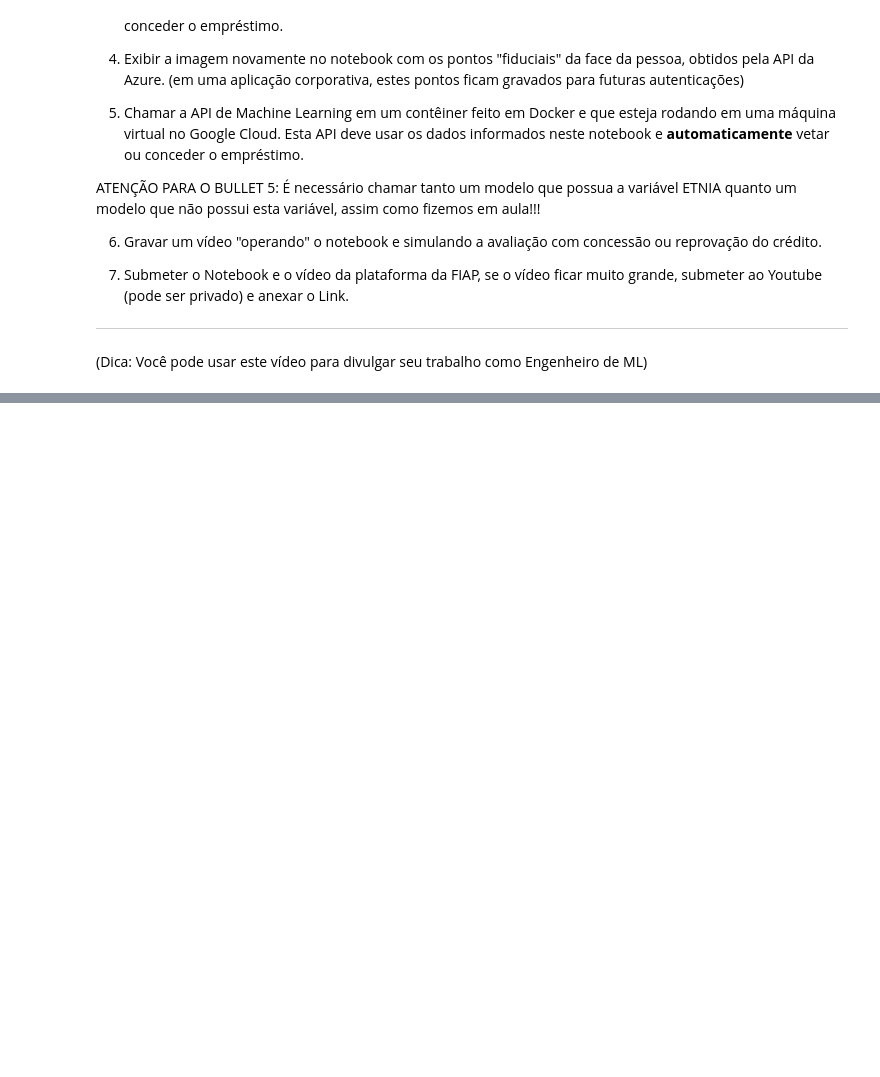
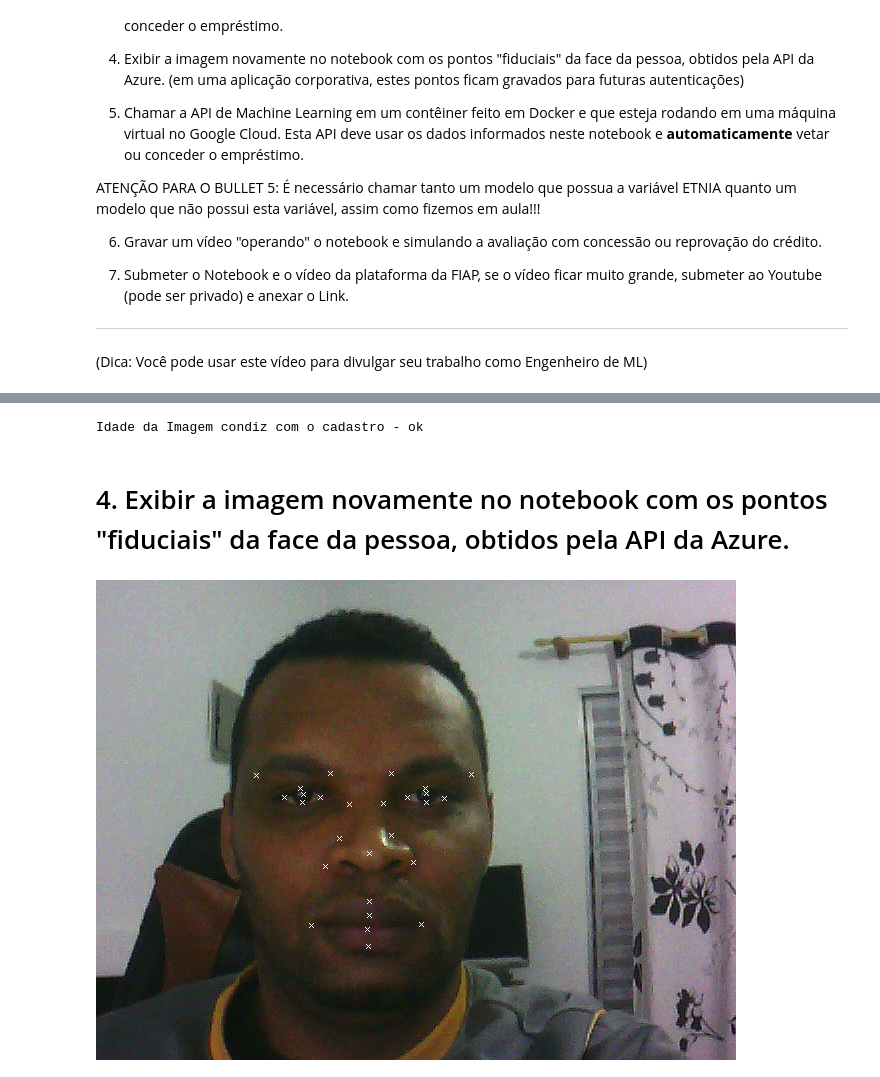
Before and after one commit to evanstos/plataformas_cognitivas, a Jupyter notebook: Plataformas_Trabalho_Final.ipynb, the cells around one changed output, grey strips where cells are left out. Saved outputs shown, nothing was run; the diff lists cells and outputs as text; code cells hidden in the pictures; blank space fills up the shorter version.

```diff
--- a/Plataformas_Trabalho_Final.ipynb
+++ b/Plataformas_Trabalho_Final.ipynb
@@ -208,0 +216,16 @@ Foto Aprovada
+# %%
+#Cria o Client da API
+if __name__ == "__main__":
+    #Cria o Client da API
+    with open("./azurekeys.json", 'r') as jsonfile:
+        azurekeys = json.load(jsonfile)
+
+    KEY = azurekeys["FacialDetection"]["KEY"]
+    ENDPOINT = azurekeys["FacialDetection"]["ENDPOINT"]
+    face_client = FaceClient(ENDPOINT, CognitiveServicesCredentials(KEY))
+
+    return_face_attributes = ["age", "gender", "headPose", "smile", "hair", "accessories", "facialHair", "glasses", "emotion",  "noise", "occlusion", "blur", "makeup"]
+    with open(filename, 'r+b') as w:
+        detected_faces = face_client.face.detect_with_stream(image=w, return_face_landmarks = True, return_face_attributes = return_face_attributes)
+
+    pass
@@ -208,0 +236,14 @@ Foto Aprovada
+# %%
+def drawCrossesOnFace(faceLandmarks, size=2, color='white'):
+    fl = faceLandmarks.as_dict()
+    for l in fl.keys():
+        x = fl[l]['x']
+        y = fl[l]['y']
+        draw.line(((x - size, y - size), (x + size, y + size)), fill=color)
+        draw.line(((x - size, y + size), (x + size, y - size)), fill=color)
+    pass
+    return fl
+# %%
+for face in detected_faces:
+  land = face.face_landmarks
+  att =  face.face_attributes
@@ -208,0 +252,19 @@ Foto Aprovada
+# %%
+idade_modelo = att.as_dict()['age']
+
+if idade <= (idade_modelo + 5)  and idade >= (idade_modelo - 5):
+  print("Idade da Imagem condiz com o cadastro - ok")
+else:
+  print("Idade da imagem não condiz com o cadastro - recusar")
+# %% [output]
+Idade da Imagem condiz com o cadastro - ok
+# %% [markdown]
+# 4. Exibir a imagem novamente no notebook com os pontos "fiduciais" da face da pessoa, obtidos pela API da Azure.
+# %%
+img = ImgPIL.open(filename)
+draw = ImageDraw.Draw(img)
+
+drawCrossesOnFace(land, size=2, color='white')
+display(img)
+# %% [output]
+[figure, added]
```
Also changed, not shown: parts of 21 cells of this notebook.
